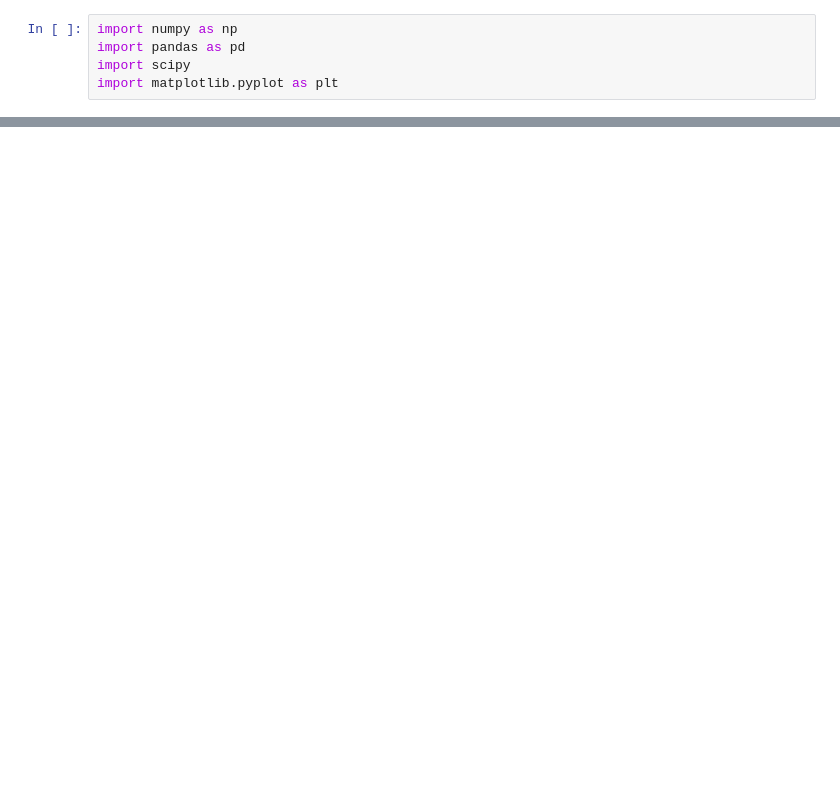
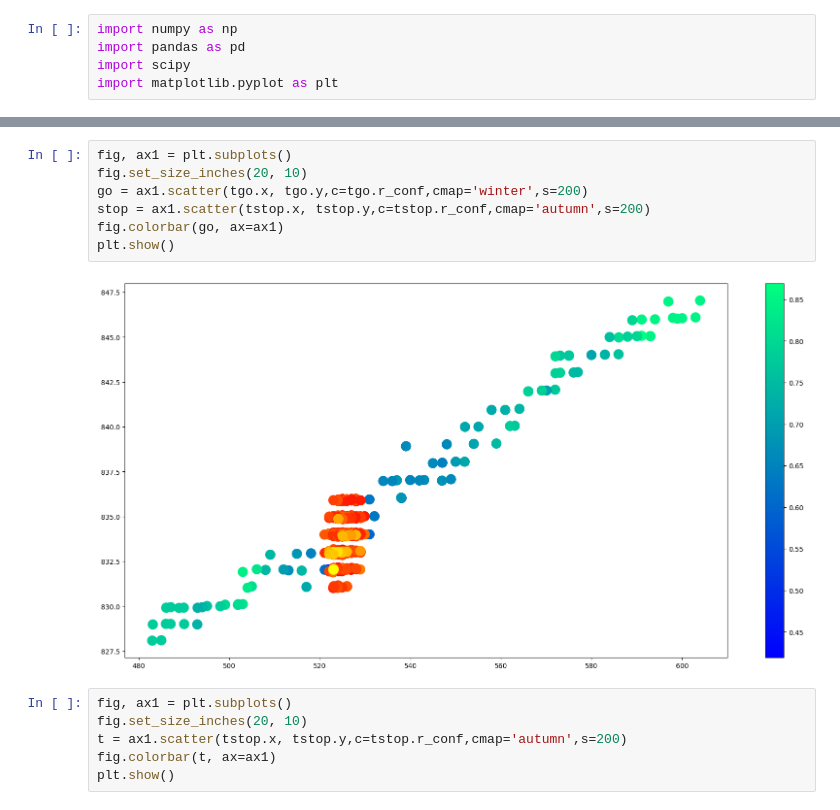
Before and after one commit to biophotlumin/mint, a Jupyter notebook: mint/archive/rconf.ipynb, the cells around one changed output, grey strips where cells are left out. Drawn from its saved outputs; the diff is of its cells as text; blank space fills up the shorter version.

```diff
--- a/mint/archive/rconf.ipynb
+++ b/mint/archive/rconf.ipynb
@@ -70,0 +154,15 @@ tracks = pd.read_csv(r'/media/baptiste/Windows/Users/LUMIN10/Documents/Test Devr
+# %%
+fig, ax1 = plt.subplots()
+fig.set_size_inches(20, 10)
+go = ax1.scatter(tgo.x, tgo.y,c=tgo.r_conf,cmap='winter',s=200)
+stop = ax1.scatter(tstop.x, tstop.y,c=tstop.r_conf,cmap='autumn',s=200)
+fig.colorbar(go, ax=ax1)
+plt.show()
+# %% [output]
+[figure, added]
+# %%
+fig, ax1 = plt.subplots()
+fig.set_size_inches(20, 10)
+t = ax1.scatter(tstop.x, tstop.y,c=tstop.r_conf,cmap='autumn',s=200)
+fig.colorbar(t, ax=ax1)
+plt.show()
```
Also changed, not shown: parts of 15 cells of this notebook, 18 other files.
